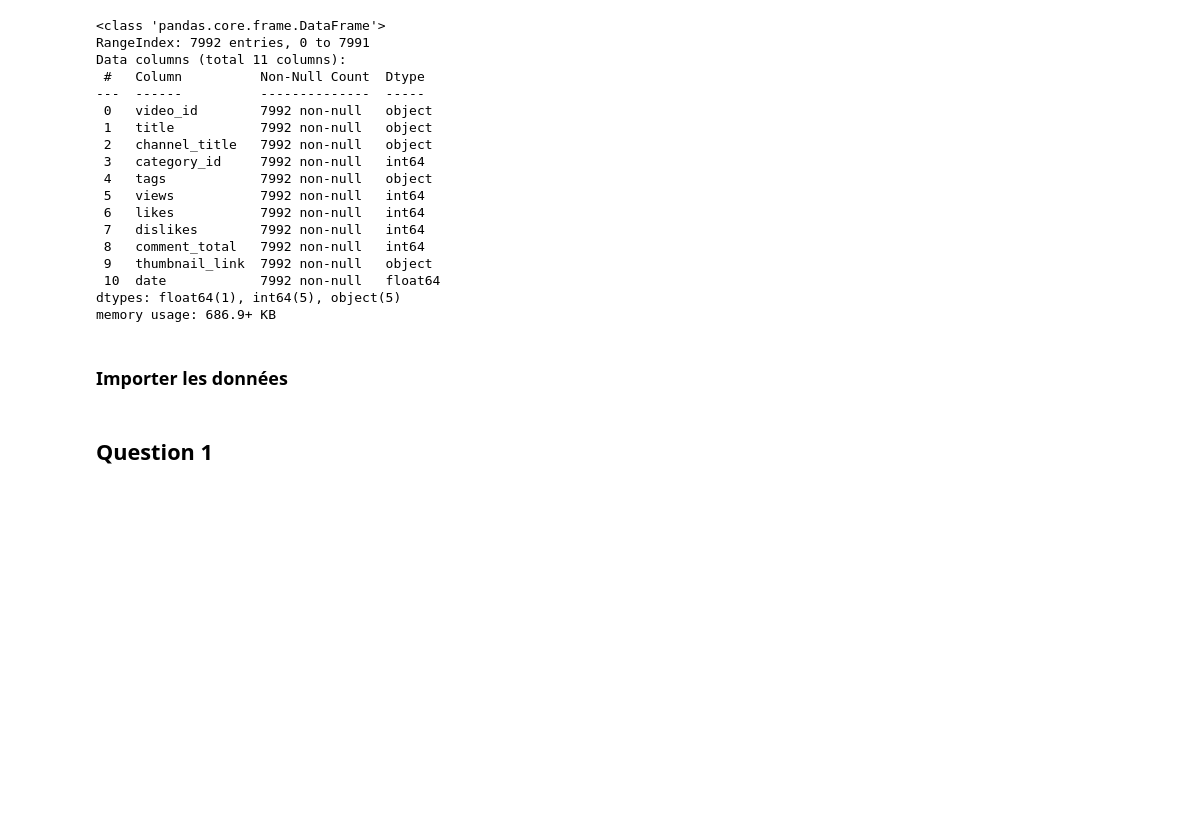
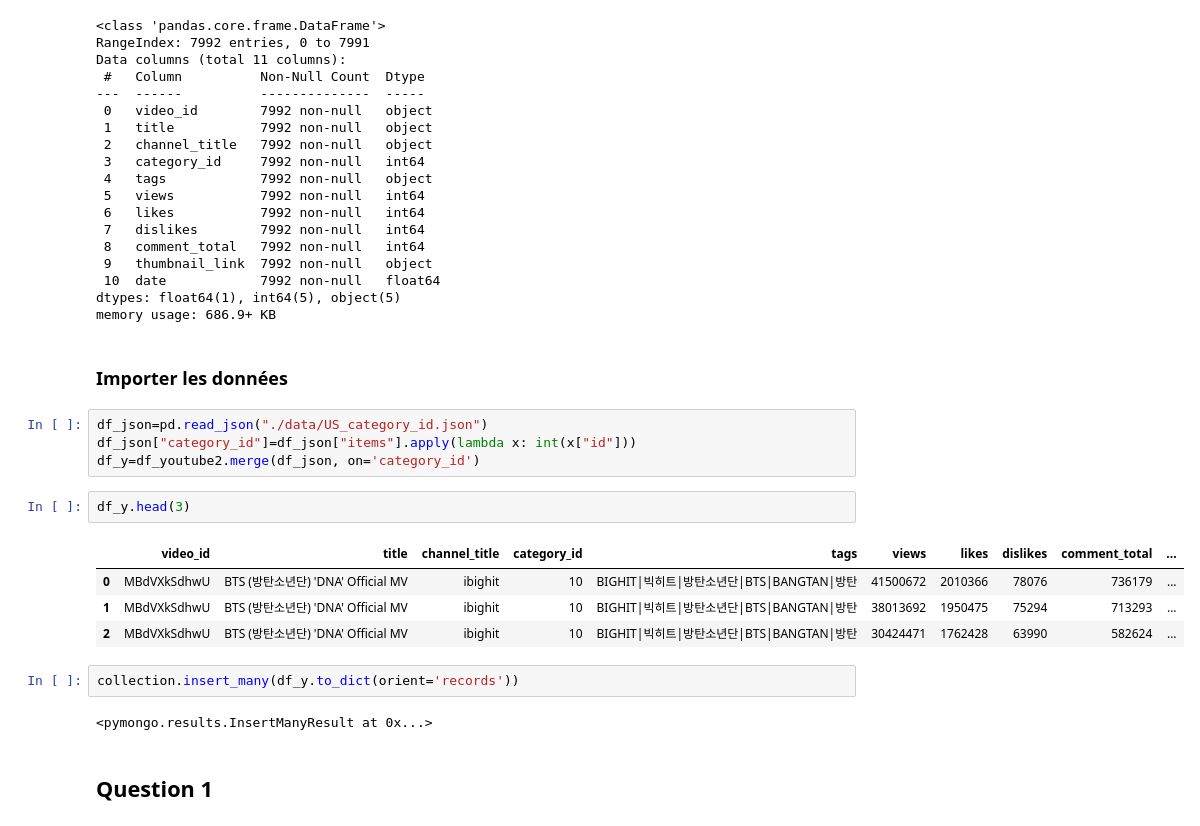
Before and after one commit to alplh/DataEngineerTools, a Jupyter notebook: 3Mongo/ExerciceYoutube.ipynb, the cells around one changed output. Cells and saved outputs as stored; diff of their text form; blank space fills up the shorter version.

```diff
--- a/3Mongo/ExerciceYoutube.ipynb
+++ b/3Mongo/ExerciceYoutube.ipynb
@@ -91,6 +91,21 @@ dtypes: float64(1), int64(5), object(5)
 memory usage: 686.9+ KB
 # %% [markdown]
 ### Importer les données
+# %%
+df_json=pd.read_json("./data/US_category_id.json")
+df_json["category_id"]=df_json["items"].apply(lambda x: int(x["id"]))
+df_y=df_youtube2.merge(df_json, on='category_id')
+# %%
+df_y.head(3)
+# %% [output]
+|  | video_id | title | channel_title | category_id | tags | views | likes | dislikes | comment_total | ... |
+| 0 | MBdVXkSdhwU | BTS (방탄소년단) 'DNA' Official MV | ibighit | 10 | BIGHIT|빅히트|방탄소년단|BTS|BANGTAN|방탄 | 41500672 | 2010366 | 78076 | 736179 | ... |
+| 1 | MBdVXkSdhwU | BTS (방탄소년단) 'DNA' Official MV | ibighit | 10 | BIGHIT|빅히트|방탄소년단|BTS|BANGTAN|방탄 | 38013692 | 1950475 | 75294 | 713293 | ... |
+| 2 | MBdVXkSdhwU | BTS (방탄소년단) 'DNA' Official MV | ibighit | 10 | BIGHIT|빅히트|방탄소년단|BTS|BANGTAN|방탄 | 30424471 | 1762428 | 63990 | 582624 | ... |
+# %%
+collection.insert_many(df_y.to_dict(orient='records'))
+# %% [output]
+<pymongo.results.InsertManyResult at 0x...>
 # %% [markdown]
 ## Question 1
 # %%
```
Also changed, not shown: parts of 11 cells of this notebook.
